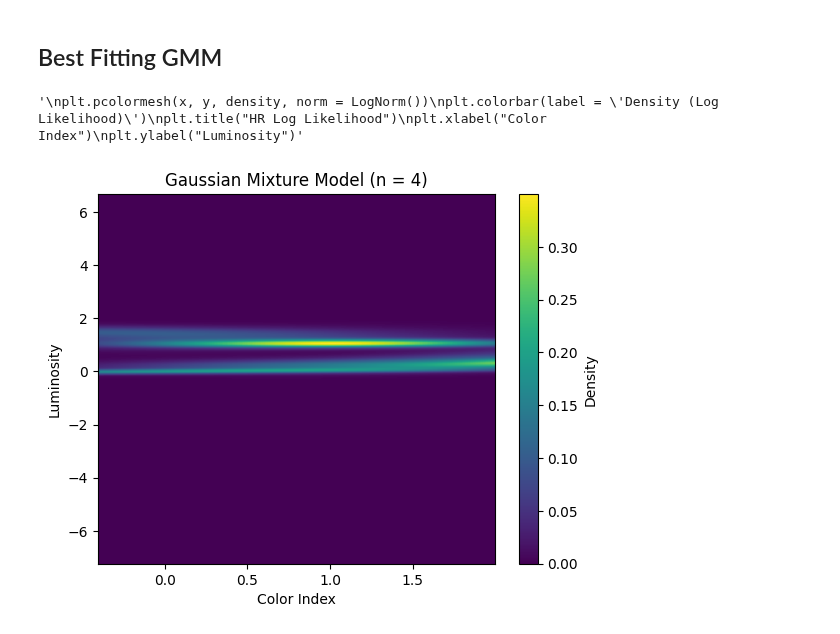
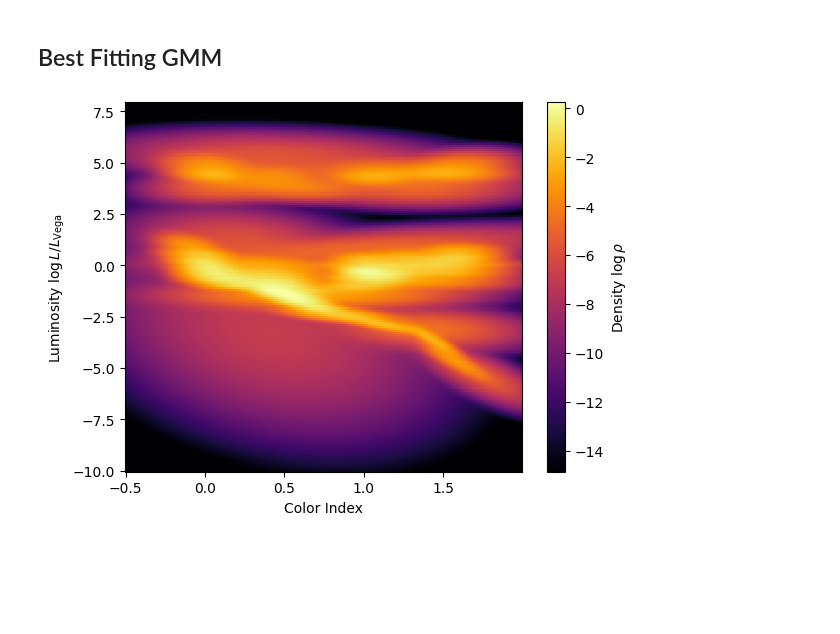
Before and after one commit to queue-h/ISCI-396, a Jupyter notebook: problem_sets/Problem_Set_8.ipynb, the cells around one changed output. Saved outputs shown, nothing was run; the diff lists cells and outputs as text; code cells hidden in the pictures; blank space fills up the shorter version.

```diff
--- a/problem_sets/Problem_Set_8.ipynb
+++ b/problem_sets/Problem_Set_8.ipynb
@@ -116,52 +110,28 @@ plt.show()
 # %% [markdown]
  ## Best Fitting GMM
 # %%
-import pandas as pd
-from sklearn.mixture import GaussianMixture
-import numpy as np
-from matplotlib import pyplot as plt
-from matplotlib.colors import LogNorm
-from sklearn.model_selection import cross_val_score, KFold
-from matplotlib.colors import ListedColormap, BoundaryNorm
-from matplotlib.cm import ScalarMappable
-
-
 df = pd.read_csv("hygdata_v42.csv")
 df = df.dropna(subset = ['absmag', 'ci'])
-df = df[['absmag', 'ci']]
 df = df[df['ci'] <= 2]
 
-luminosity = -0.4 * df['absmag'].to_numpy()
-color = df['ci'].to_numpy()
+luminosity = -0.4 * df['absmag']
+color = df['ci']
+X = pd.DataFrame({'ci': color, 'absmag': luminosity})
 
-gmm = GaussianMixture(n_components = 15).fit(df)
-x, y = np.mgrid[min(color):max(color):.01, min(luminosity):max(luminosity):.01]
-X = np.column_stack([x.ravel(), y.ravel()])
-data = np.exp(gmm.score_samples(X).reshape(x.shape))
-plt.pcolormesh(x, y, data, cmap='viridis')
-plt.colorbar(label = 'Density')
-plt.title("Gaussian Mixture Model (n = 4)")
-plt.xlabel("Color Index")
-plt.ylabel("Luminosity")
+n_components = range(10, 50)
 
+cv = KFold(n_splits=5, shuffle=True)
+grid = GridSearchCV(GaussianMixture(), dict(n_components=n_components), cv=cv, n_jobs=-1).fit(X)
 
+gmm = grid.best_estimator_
 
-'''density = gmm.score_samples(df)
-df = pd.DataFrame({'luminosity': luminosity, 'color': color, 'density': density})
-grid = df.pivot_table(index='luminosity', columns='color', values='density', aggfunc='sum', dropna=True)
-print(grid.shape)
-#display(grid)
+x, y = np.mgrid[-0.5:2:.01, -10:8:.1]
+X_plot = np.column_stack([x.ravel(), y.ravel()])
 
-plt.pcolormesh(grid.columns.values, grid.index.values, grid.values, shading='auto')
-plt.colorbar(label = 'Density')
-plt.xlabel('Color')
-plt.ylabel('Luminosity')'''
-'''
-plt.pcolormesh(x, y, density, norm = LogNorm())
-plt.colorbar(label = 'Density (Log Likelihood)')
-plt.title("HR Log Likelihood")
-plt.xlabel("Color Index")
-plt.ylabel("Luminosity")'''
+log_dens = gmm.score_samples(X_plot).reshape(x.shape)
+plt.pcolormesh(x, y, log_dens, cmap='inferno', vmin=np.percentile(log_dens, 10))
+plt.colorbar(label=r'Density $\log \rho$')
+plt.xlabel('Color Index')
+plt.ylabel(r'Luminosity $\log L / L_\mathrm{Vega}$');
 # %% [output]
-'\nplt.pcolormesh(x, y, density, norm = LogNorm())\nplt.colorbar(label = \'Density (Log Likelihood)\')\nplt.title("HR Log Likelihood")\nplt.xlabel("Color Index")\nplt.ylabel("Luminosity")'
-[figure, old version]
+[figure, new version]
```
Also changed, not shown: parts of 2 cells of this notebook, 3 other files.
